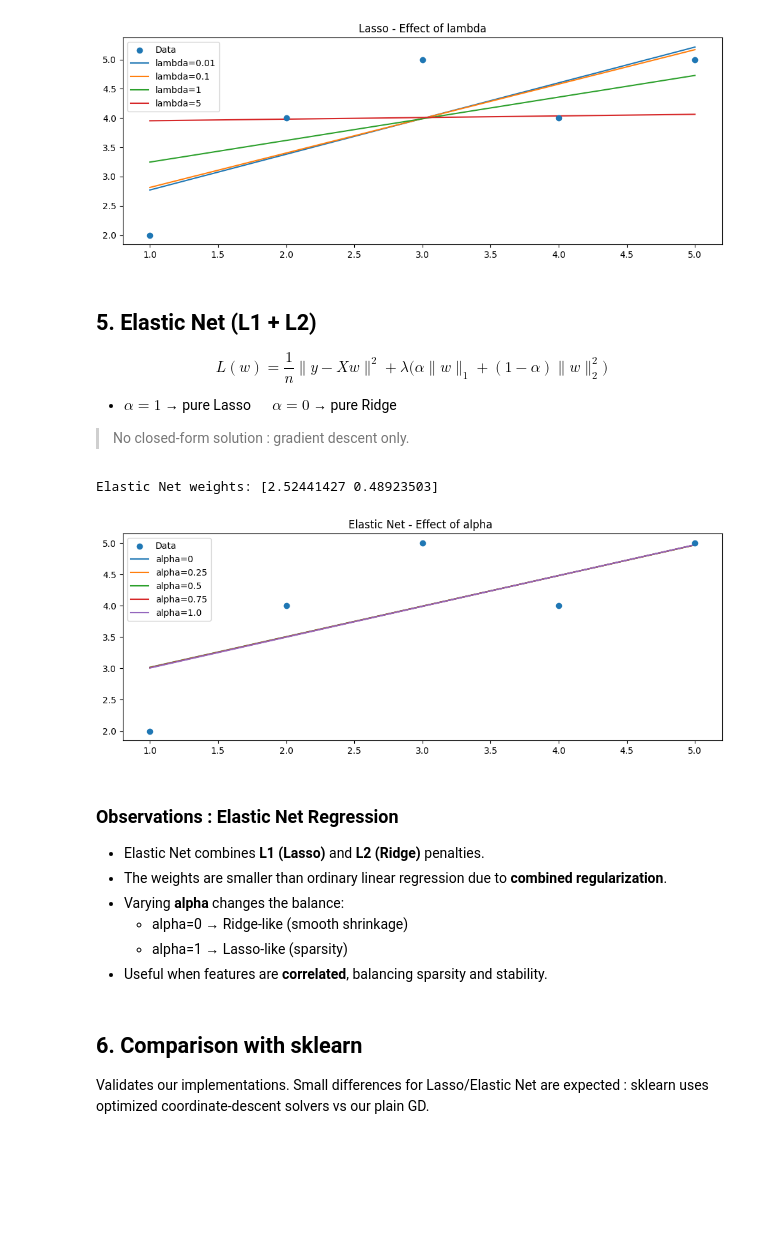
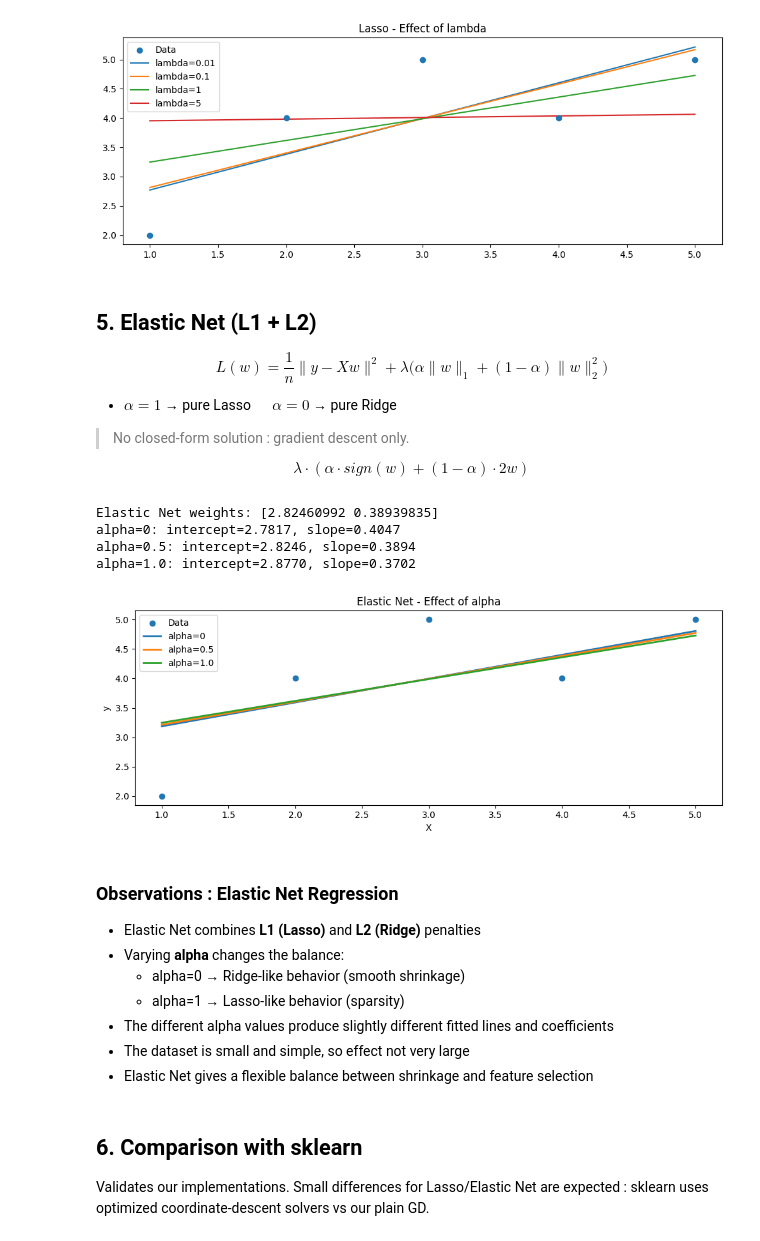
Before and after one commit to teofoli-matteo/Regularization, a Jupyter notebook: Regularization.ipynb, the cells around one changed output. Saved outputs shown, nothing was run; the diff lists cells and outputs as text; code cells hidden in the pictures; blank space fills up the shorter version.

```diff
--- a/Regularization.ipynb
+++ b/Regularization.ipynb
@@ -286,6 +286,8 @@ $$L(w) = \frac{1}{n}\|y-Xw\|^2 + \lambda\bigl(\alpha\|w\|_1 + (1-\alpha)\|w\|_2^
 - $\alpha = 1$ → pure Lasso &emsp; $\alpha = 0$ → pure Ridge
 
 > No closed-form solution : gradient descent only.
+
+$$λ · (α · sign(w) + (1−α) · 2w)$$
 # %%
 def elastic_net_gd(X, y, lambda_=0.5, alpha=0.5, lr=0.01, n_iter=1000):
     """
@@ -307,31 +309,43 @@ def elastic_net_gd(X, y, lambda_=0.5, alpha=0.5, lr=0.01, n_iter=1000):
         history.append(np.mean(error**2))
     return w, history
 # %%
-w_elastic, _ = elastic_net_gd(X, y, lambda_=0.5, alpha=0.5)
-print('Elastic Net weights:', w_elastic)
+w_elastic, _ = elastic_net_gd(X, y, lambda_=1.0, alpha=0.5)
+print("Elastic Net weights:", w_elastic)
 
-Xb = add_bias(X)
 plt.figure(figsize=(10, 4))
-plt.scatter(X, y, label='Data', zorder=3)
-for a in [0, 0.25, 0.5, 0.75, 1.0]:
-    w, _ = elastic_net_gd(X, y, lambda_=0.5, alpha=a)
-    plt.plot(X, Xb @ w, label=f'alpha={a}')
-plt.title('Elastic Net - Effect of alpha ')
+plt.scatter(X, y, label="Data", zorder=3)
+
+idx = np.argsort(X)
+X_sorted = X[idx]
+Xb_sorted = add_bias(X_sorted)
+
+for a in [0, 0.5, 1.0]:
+    w, _ = elastic_net_gd(X, y, lambda_=1.0, alpha=a)
+    print(f"alpha={a}: intercept={w[0]:.4f}, slope={w[1]:.4f}")
+    plt.plot(X_sorted, Xb_sorted @ w, linewidth=2, label=f"alpha={a}")
+
+plt.title("Elastic Net - Effect of alpha")
+plt.xlabel("X")
+plt.ylabel("y")
 plt.legend()
 plt.tight_layout()
 plt.show()
 # %% [output]
-Elastic Net weights: [2.52441427 0.48923503]
+Elastic Net weights: [2.82460992 0.38939835]
+alpha=0: intercept=2.7817, slope=0.4047
+alpha=0.5: intercept=2.8246, slope=0.3894
+alpha=1.0: intercept=2.8770, slope=0.3702
-[figure, old version]
+[figure, new version]
 # %% [markdown]
 ### Observations : Elastic Net Regression
 
-- Elastic Net combines **L1 (Lasso)** and **L2 (Ridge)** penalties.
-- The weights are smaller than ordinary linear regression due to **combined regularization**.
+- Elastic Net combines **L1 (Lasso)** and **L2 (Ridge)** penalties
 - Varying **alpha** changes the balance:
-  - alpha=0 → Ridge-like (smooth shrinkage)
-  - alpha=1 → Lasso-like (sparsity)
-- Useful when features are **correlated**, balancing sparsity and stability.
+  - alpha=0 → Ridge-like behavior (smooth shrinkage)
+  - alpha=1 → Lasso-like behavior (sparsity)
+- The different alpha values produce slightly different fitted lines and coefficients
+- The dataset is small and simple, so effect not very large
+- Elastic Net gives a flexible balance between shrinkage and feature selection
 # %% [markdown]
 ## 6. Comparison with sklearn
 
```
Also changed, not shown: parts of 14 cells of this notebook.
